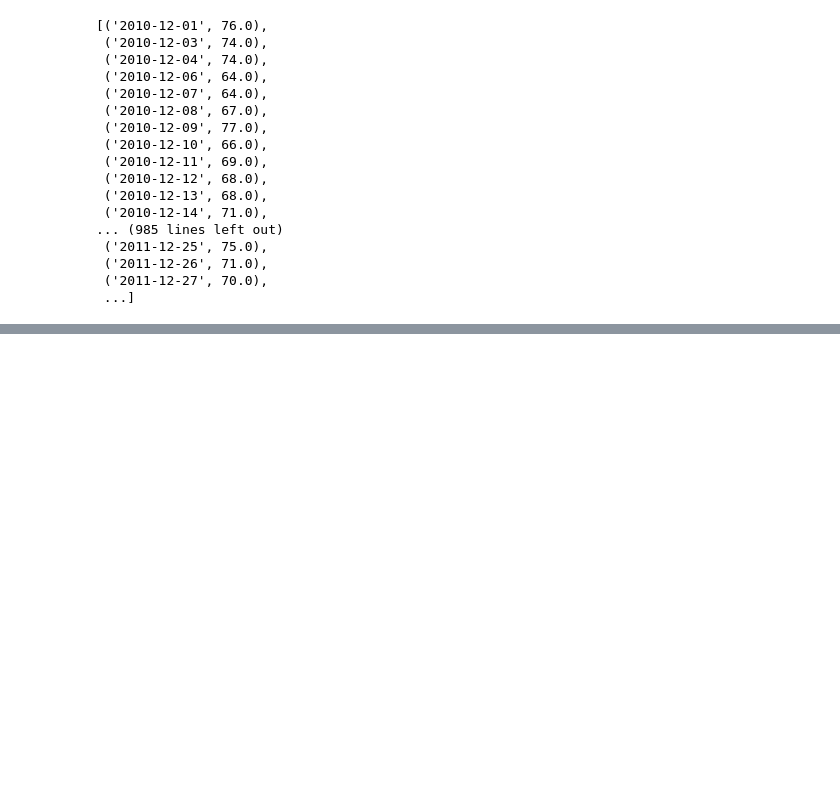
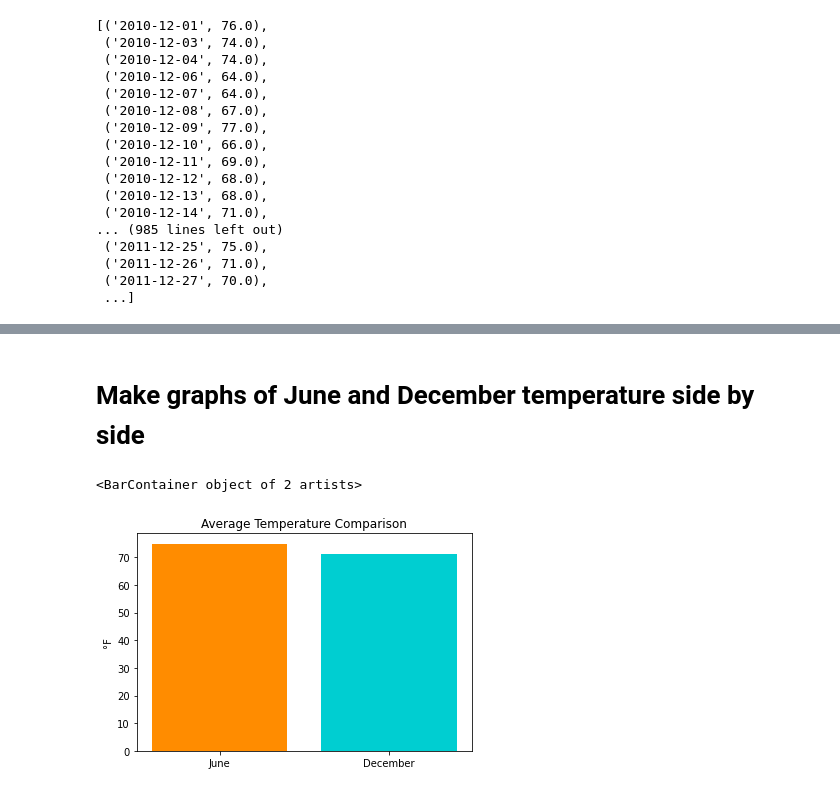
Before and after one commit to mgsrichard/surfs_up, a Jupyter notebook: SurfsUp_Challenge.ipynb, the cells around one changed output, grey strips where cells are left out. Cells and saved outputs as stored; diff of their text form; code cells hidden in the pictures; blank space fills up the shorter version.

```diff
--- a/SurfsUp_Challenge.ipynb
+++ b/SurfsUp_Challenge.ipynb
@@ -157,0 +278,19 @@ decem_temps_df.describe()
+# %% [markdown]
+# Make graphs of June and December temperature side by side
+# %%
+import matplotlib
+import matplotlib.pyplot as plt
+
+x_axis = ['June','December']
+colors = ['darkorange','darkturquoise']
+average_june_temp = june_temps_df['temperature'].mean()
+average_decem_temp = decem_temps_df['temperature'].mean()
+
+
+average_june_temp,average_decem_temp
+plt.title("Average Temperature Comparison")
+plt.ylabel("°F")
+plt.bar(x_axis,[average_june_temp,average_decem_temp],color = colors)
+# %% [output]
+<BarContainer object of 2 artists>
+[figure, added]
```
Also changed, not shown: parts of 17 cells of this notebook, 5 other files.
